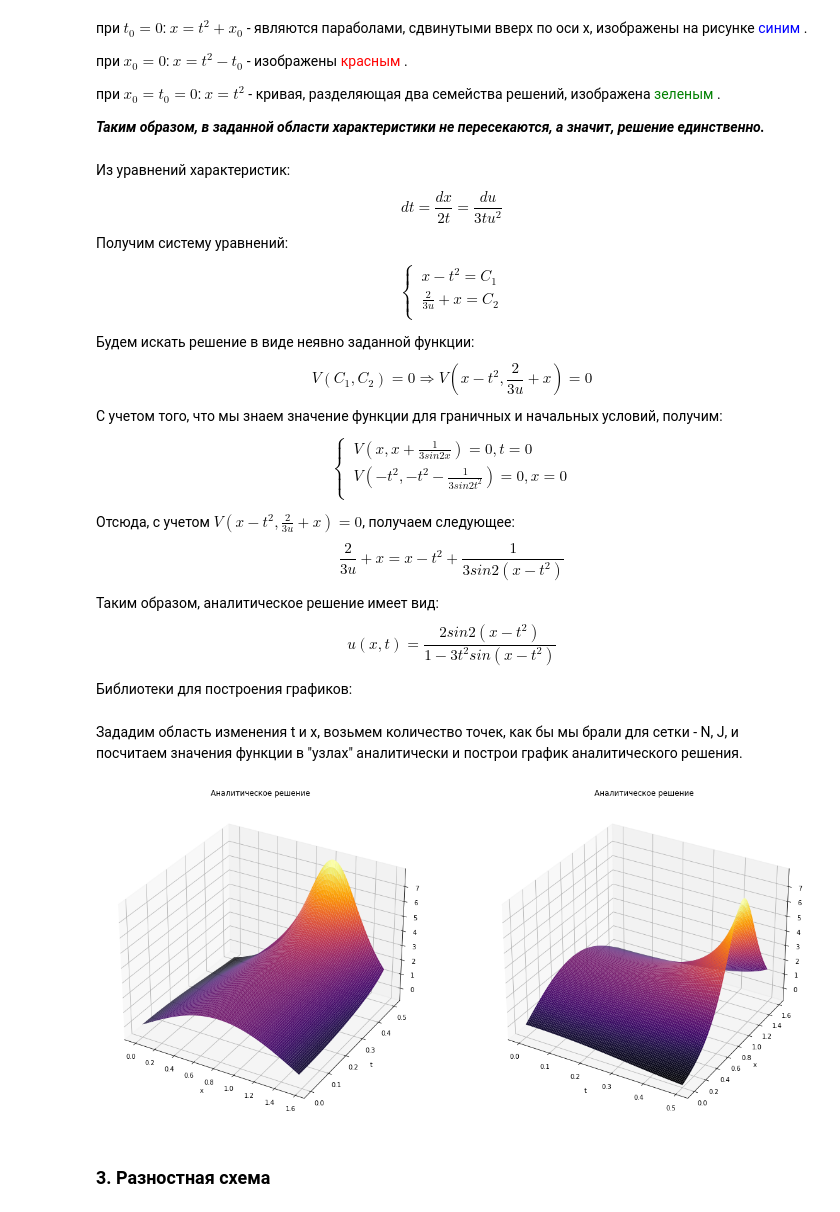
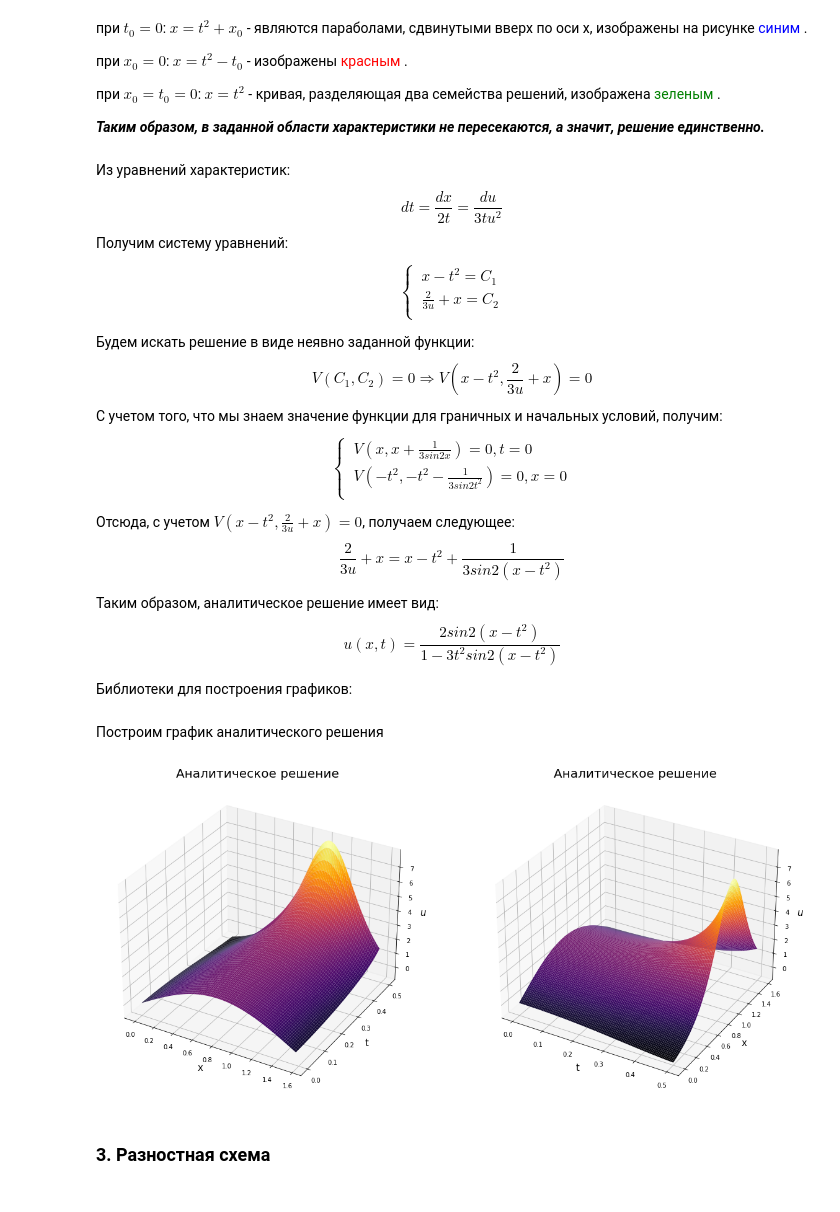
Before and after one commit to fisherj1/OMM, a Jupyter notebook: OMM1.ipynb, the cells around one changed output. Cells and saved outputs as stored; diff of their text form; code cells hidden in the pictures.

```diff
--- a/OMM1.ipynb
+++ b/OMM1.ipynb
@@ -98,43 +97,45 @@ $$\begin{equation}
 $$\frac{2}{3u}+x=x-t^{2}+\frac{1}{3sin2(x-t^{2})}$$
 
 Таким образом, аналитическое решение имеет вид:
-$$u(x,t)=\frac{2sin2(x-t^{2})}{1-3t^{2}sin(x-t^{2})}$$
+$$u(x,t)=\frac{2sin2(x-t^{2})}{1-3t^{2}sin2(x-t^{2})}$$
 
 
 Библиотеки для построения графиков:
 # %%
 from mpl_toolkits.mplot3d import Axes3D
 from matplotlib import cm
-# %% [markdown]
-Зададим область изменения t и x, возьмем количество точек, как бы мы брали для сетки - N, J, и посчитаем значения функции в "узлах" аналитически и построи график аналитического решения.
+# %% [markdown]
+Построим график аналитического решения
 # %%
 N = 100
 M = 100
 x_start = 0
 x_end = pi/2
 t_start = 0
 t_end = 0.5
 t = np.linspace(t_start,t_end,M)
 x = np.linspace(x_start,x_end,N)
 u1 = np.zeros((N, M), dtype=float)
 for n in range(0, N):
     for m in range(0, M):
         u1[n][m] = 2*sin(2*(x[n]-t[m]**2))/(1-3*t[m]**2*sin(2*(x[n]-t[m]**2)))
 t1, x1 = np.meshgrid(t, x)
 fig= plt.figure(figsize=(20,10))
 ax = fig.add_subplot(1,2,1, projection='3d')
-surf=ax.plot_surface(x1, t1, u1, rstride=1, cstride=1, cmap = cm.inferno)
-plt.ylabel('t')
-plt.xlabel('x')
-plt.title('Аналитическое решение')
+surf=ax.plot_surface(x1, t1, u1, rstride=1, cstride=2, cmap = cm.inferno)
+plt.ylabel('t', fontsize=15)
+plt.xlabel('x', fontsize=15)
+ax.set_zlabel('$u$', fontsize=15, rotation = 0)
+ax.set_title('Аналитическое решение', fontsize=20)
 ax = fig.add_subplot(1, 2, 2, projection='3d')
 surf=ax.plot_surface(t1, x1, u1, rstride=1, cstride=1, cmap = cm.inferno)
-plt.ylabel('x')
-plt.xlabel('t')
-plt.title('Аналитическое решение')
+plt.ylabel('x', fontsize=15)
+plt.xlabel('t', fontsize=15)
+ax.set_zlabel('$u$', fontsize=15, rotation = 0)
+plt.title('Аналитическое решение', fontsize=20)
 plt.show()
 # %% [output]
-[figure, old version]
+[figure, new version]
 # %% [markdown]
 ### 3. Разностная схема
 # %% [markdown]
```
Also changed, not shown: parts of 16 cells of this notebook.
